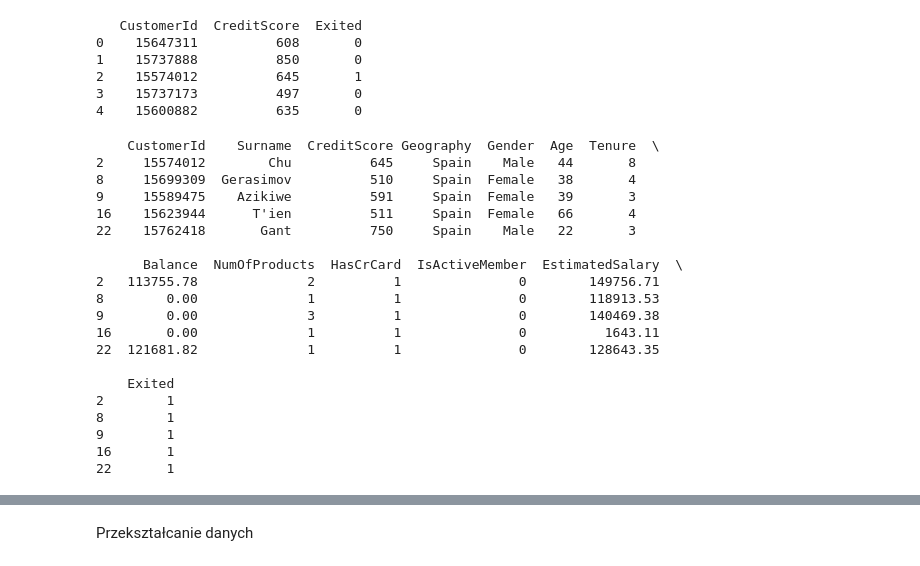
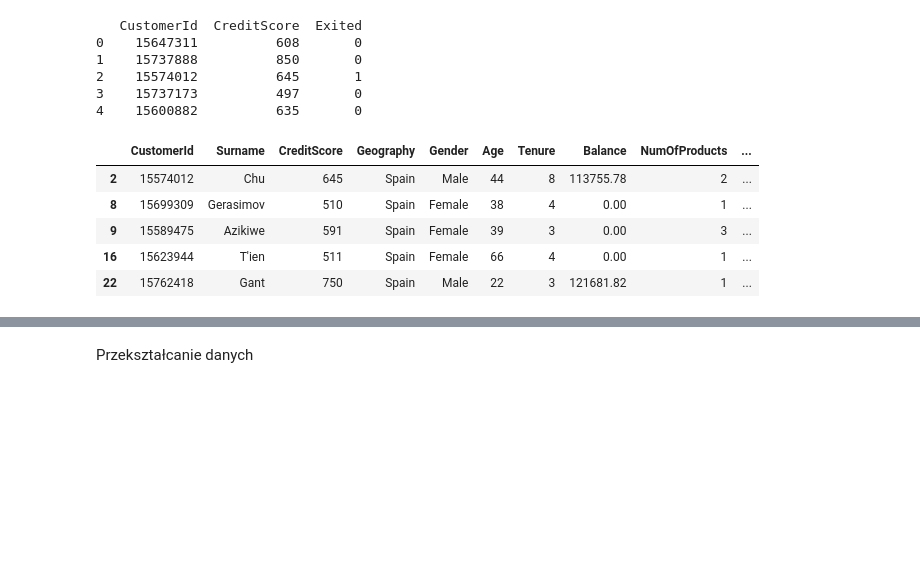
Before and after one commit to gajdaj2/ai_mlops_ey, a Jupyter notebook: notebooks/pandas_t.ipynb, the cells around one changed output, grey strips where cells are left out. Cells and saved outputs as stored; diff of their text form; code cells hidden in the pictures; blank space fills up the shorter version.

```diff
--- a/notebooks/pandas_t.ipynb
+++ b/notebooks/pandas_t.ipynb
@@ -109,28 +102,14 @@ print(selected_columns.head())
 # %%
 # Filtrowanie na podstawie warunków (np. klienci, którzy odeszli)
 churned_customers = data[data['Exited'] == 1]
-print(churned_customers.head())
+churned_customers.head()
 # %% [output]
-    CustomerId    Surname  CreditScore Geography  Gender  Age  Tenure  \
-2     15574012        Chu          645     Spain    Male   44       8
-8     15699309  Gerasimov          510     Spain  Female   38       4
-9     15589475    Azikiwe          591     Spain  Female   39       3
-16    15623944      T'ien          511     Spain  Female   66       4
-22    15762418       Gant          750     Spain    Male   22       3
-
-      Balance  NumOfProducts  HasCrCard  IsActiveMember  EstimatedSalary  \
-2   113755.78              2          1               0        149756.71
-8        0.00              1          1               0        118913.53
-9        0.00              3          1               0        140469.38
-16       0.00              1          1               0          1643.11
-22  121681.82              1          1               0        128643.35
-
-    Exited
-2        1
-8        1
-9        1
-16       1
-22       1
+|  | CustomerId | Surname | CreditScore | Geography | Gender | Age | Tenure | Balance | NumOfProducts | ... |
+| 2 | 15574012 | Chu | 645 | Spain | Male | 44 | 8 | 113755.78 | 2 | ... |
+| 8 | 15699309 | Gerasimov | 510 | Spain | Female | 38 | 4 | 0.00 | 1 | ... |
+| 9 | 15589475 | Azikiwe | 591 | Spain | Female | 39 | 3 | 0.00 | 3 | ... |
+| 16 | 15623944 | T'ien | 511 | Spain | Female | 66 | 4 | 0.00 | 1 | ... |
+| 22 | 15762418 | Gant | 750 | Spain | Male | 22 | 3 | 121681.82 | 1 | ... |
 # %%
 # Klienci z wysokim saldem (>100,000) i aktywni
 high_balance_active = data[(data['Balance'] > 100000) & (data['IsActiveMember'] == 1)]
```
Also changed, not shown: parts of 8 cells of this notebook, 1 other file.
